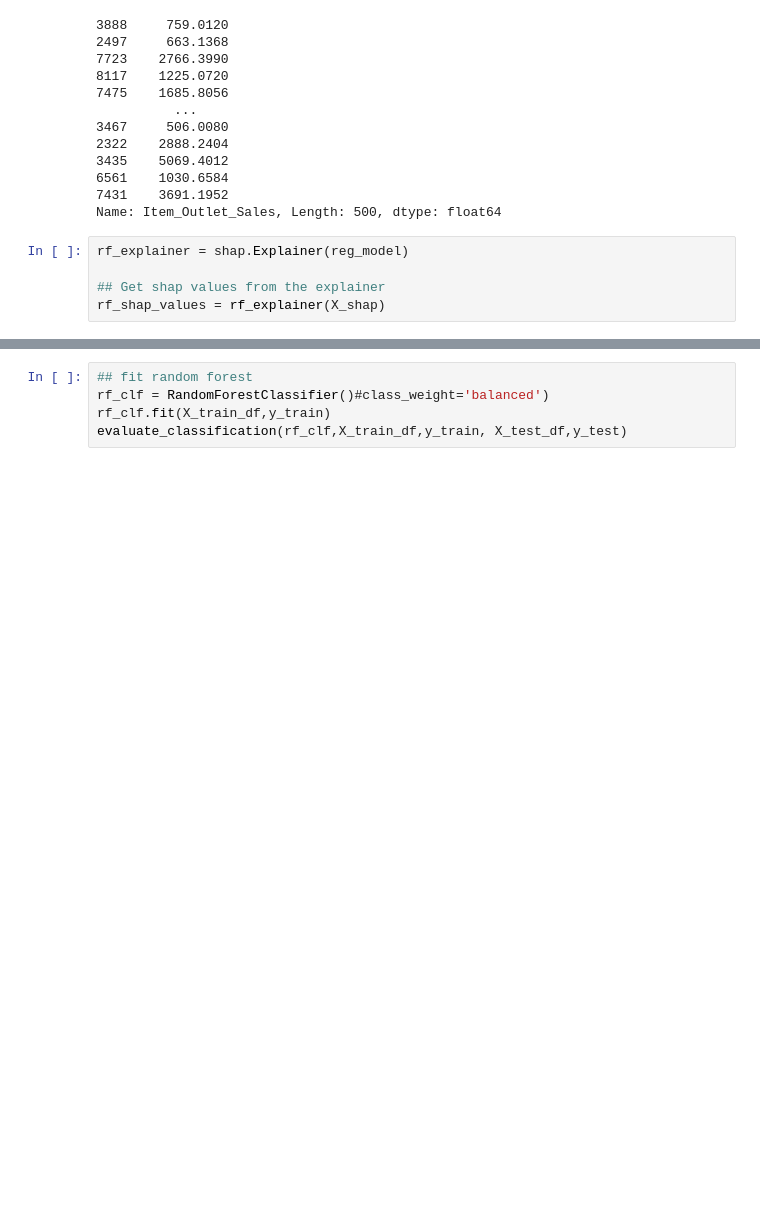
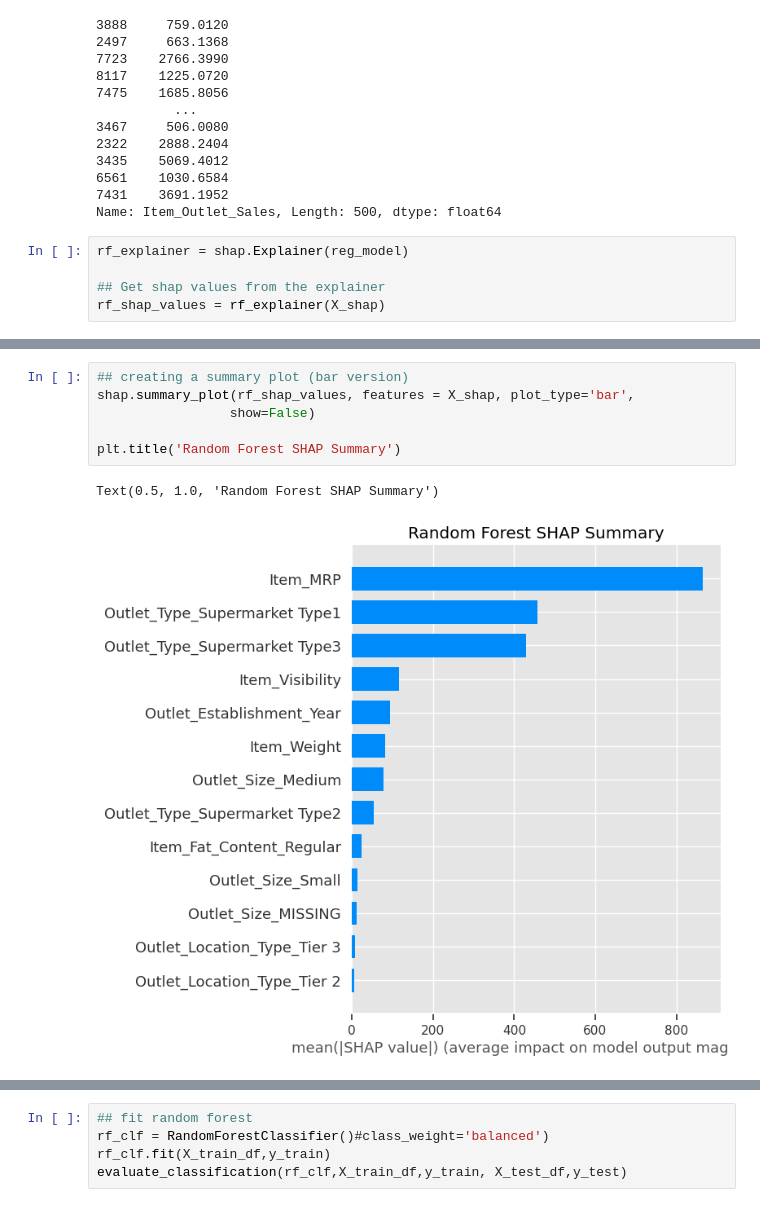
Before and after one commit to CaillahR/Importances-and-Coefficients, a Jupyter notebook: Explaining Models with Shap.ipynb, the cells around one changed output, grey strips where cells are left out. Cells and saved outputs as stored; diff of their text form; blank space fills up the shorter version.

```diff
--- a/Explaining Models with Shap.ipynb
+++ b/Explaining Models with Shap.ipynb
@@ -312,0 +355,9 @@ TypeError: The passed model is not callable and cannot be analyzed directly with
+# %%
+## creating a summary plot (bar version)
+shap.summary_plot(rf_shap_values, features = X_shap, plot_type='bar',
+                 show=False)
+
+plt.title('Random Forest SHAP Summary')
+# %% [output]
+Text(0.5, 1.0, 'Random Forest SHAP Summary')
+[figure, added]
```
Also changed, not shown: parts of 8 cells of this notebook.
